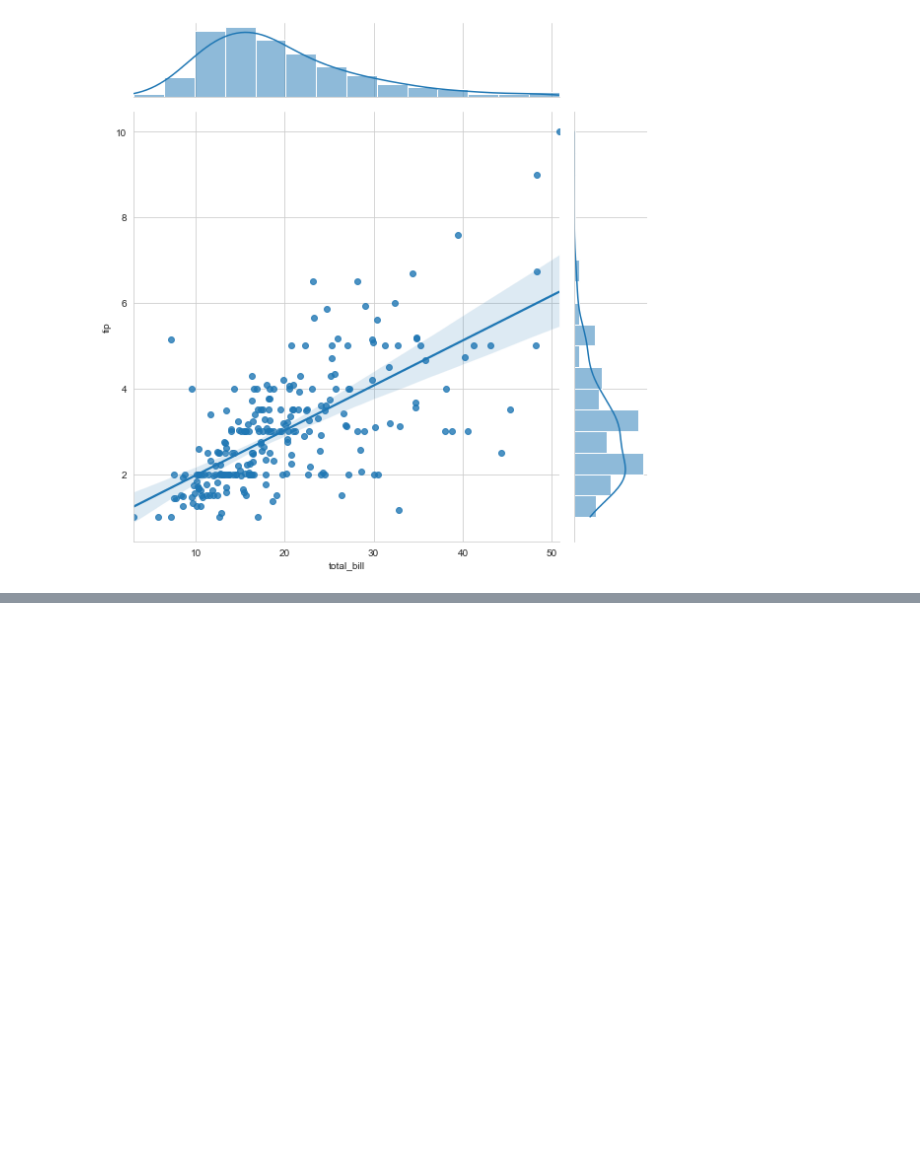
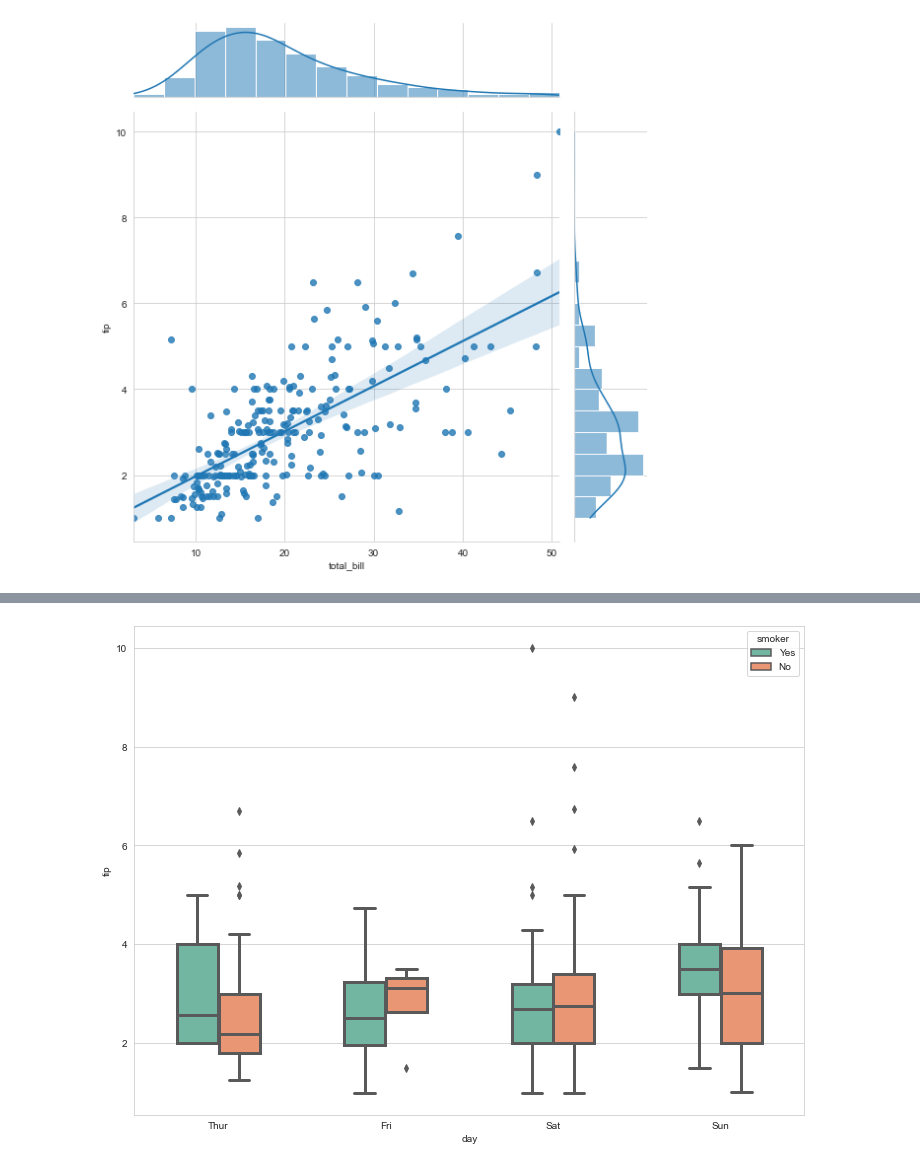
Before and after one commit to lhj99046/Data_Visualization_Study, a Jupyter notebook: Seaborn 데이터 시각화 그래프 총정리.ipynb, the cells around one changed output, grey strips where cells are left out. Cells and saved outputs as stored; diff of their text form; code cells hidden in the pictures; blank space fills up the shorter version.

```diff
--- a/Seaborn 데이터 시각화 그래프 총정리.ipynb
+++ b/Seaborn 데이터 시각화 그래프 총정리.ipynb
@@ -296,0 +316,6 @@ plt.show()
+# %%
+sns.boxplot(y='tip', x ='day', data = tips, palette = 'Set2',
+            linewidth=3, width = 0.5, hue = 'smoker')
+plt.show()
+# %% [output]
+[figure, added]
```
Also changed, not shown: parts of 11 cells of this notebook.
